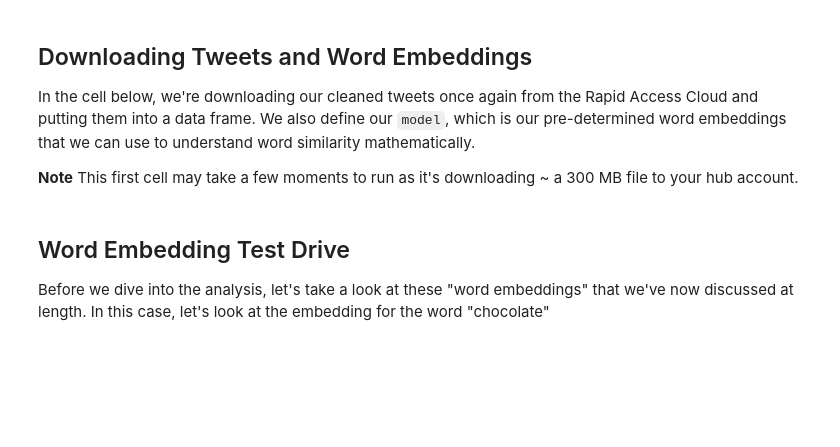
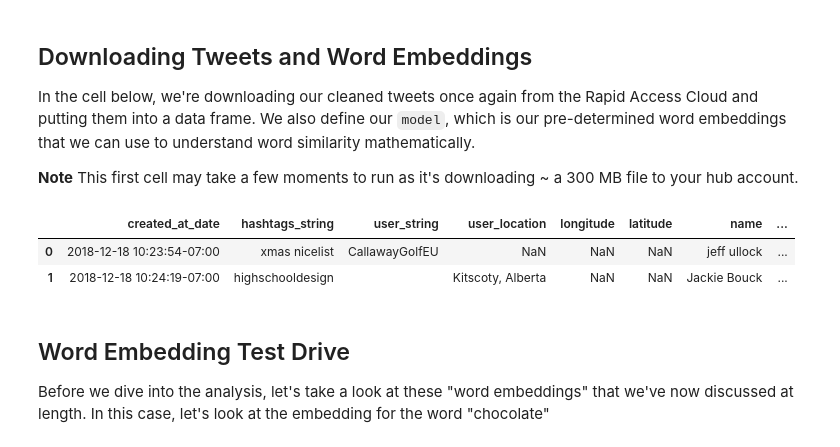
Before and after one commit to cybera/data-science-for-entrepreneurs-workshops, a Jupyter notebook: 3.Tweet_Topic_Modelling.ipynb, the cells around one changed output. Saved outputs shown, nothing was run; the diff lists cells and outputs as text; code cells hidden in the pictures; blank space fills up the shorter version.

```diff
--- a/3.Tweet_Topic_Modelling.ipynb
+++ b/3.Tweet_Topic_Modelling.ipynb
@@ -263,34 +263,38 @@ import matplotlib.pyplot as plt
 
 import numpy as np
 from numpy.linalg import norm
 
 import warnings
 warnings.filterwarnings("ignore", category=DeprecationWarning)
 warnings.filterwarnings("ignore", category=FutureWarning)
 
 # download word vectors
 model_file = 'GoogleNews-vectors-negative300-SLIM.bin'
 try:
     model = gensim.models.KeyedVectors.load_word2vec_format(model_file, binary=True)
 except:
     model_url = "https://swift-yeg.cloud.cybera.ca:8080/v1/AUTH_233e84cd313945c992b4b585f7b9125d/geeky-summit/GoogleNews-vectors-negative300-SLIM.bin"
     urllib.request.urlretrieve(model_url, model_file)
     model = gensim.models.KeyedVectors.load_word2vec_format(model_file, binary=True)
 # Load pretrained model
 
 
 # download tweets
 file_name="alberta_tweets_cleaned.csv"
 try:
     df = pd.read_csv(file_name,parse_dates=['created_at_date'])
 except:
     target_url="https://swift-yeg.cloud.cybera.ca:8080/v1/AUTH_233e84cd313945c992b4b585f7b9125d/geeky-summit/alberta_tweets_cleaned.csv"
     urllib.request.urlretrieve(target_url, file_name)
     df = pd.read_csv(file_name,parse_dates=['created_at_date'])
 
 # Convert to mountain standard time
-df.created_at_date= df.created_at_date.dt.tz_localize('UTC').dt.tz_convert('MST')
+df.created_at_date= df.created_at_date.dt.tz_convert('MST')
 df.head(2)
+# %% [output]
+|  | created_at_date | hashtags_string | user_string | user_location | longitude | latitude | name | ... |
+| 0 | 2018-12-18 10:23:54-07:00 | xmas nicelist | CallawayGolfEU | NaN | NaN | NaN | jeff ullock | ... |
+| 1 | 2018-12-18 10:24:19-07:00 | highschooldesign |  | Kitscoty, Alberta | NaN | NaN | Jackie Bouck | ... |
 # %% [markdown]
 ## Word Embedding Test Drive
 
```
